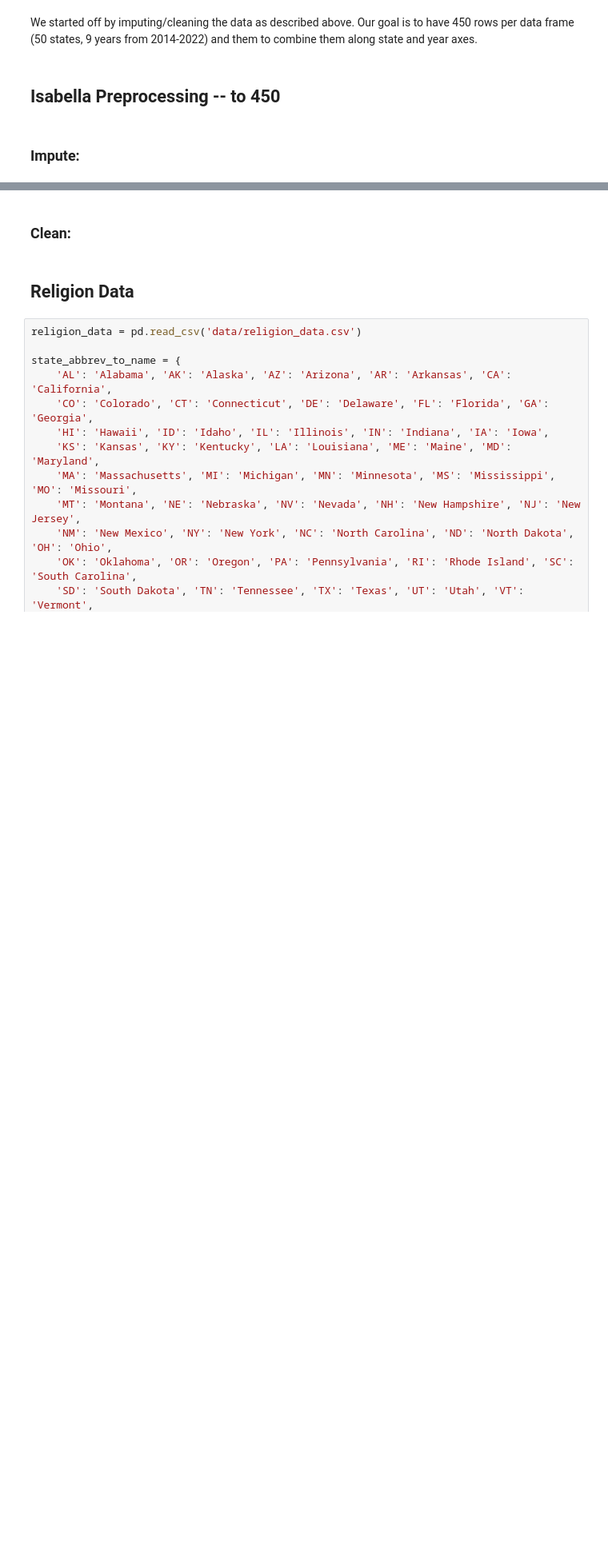
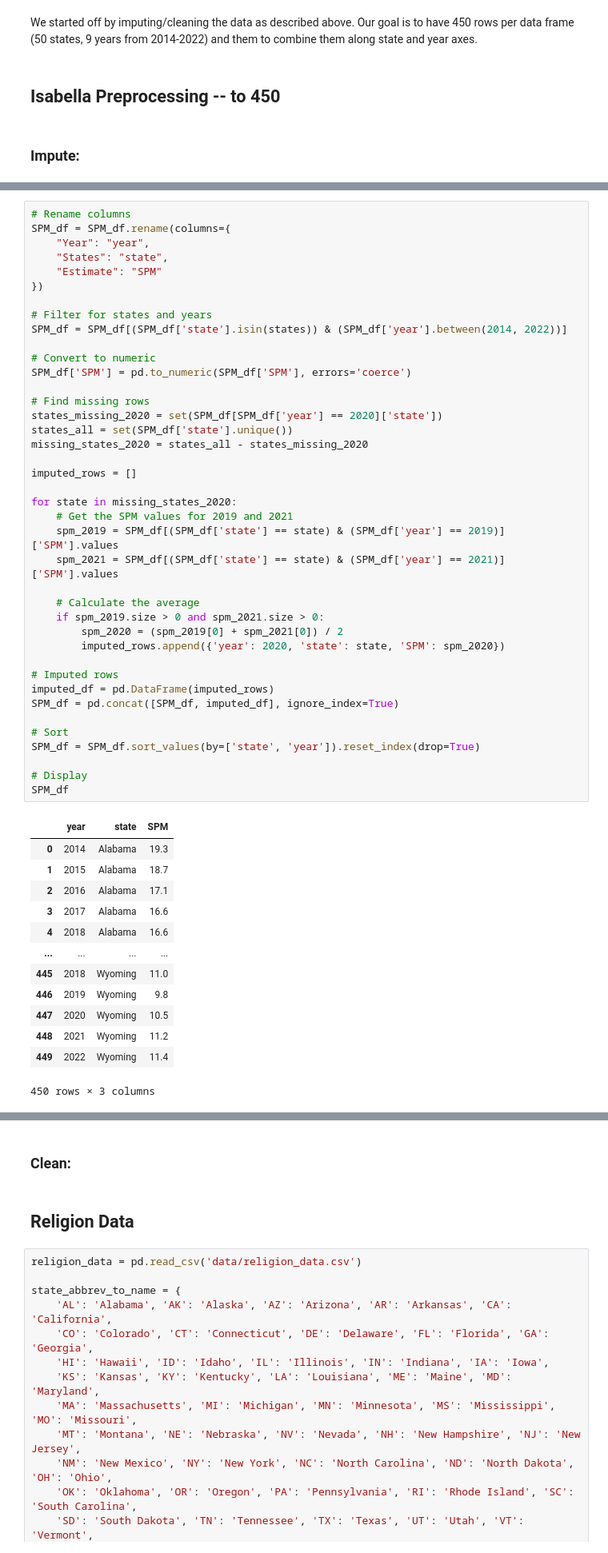
Before and after one commit to ppich1169/fertilityProjectCs109, a Jupyter notebook: fertility_notebook.ipynb, the cells around one changed output, grey strips where cells are left out. Shown at 80% size. Cells and saved outputs as stored; diff of their text form; blank space fills up the shorter version.

```diff
--- a/fertility_notebook.ipynb
+++ b/fertility_notebook.ipynb
@@ -546,0 +767,54 @@ We started off by imputing/cleaning the data as described above. Our goal is to
+# %%
+# Rename columns
+SPM_df = SPM_df.rename(columns={
+    "Year": "year",
+    "States": "state",
+    "Estimate": "SPM"
+})
+
+# Filter for states and years
+SPM_df = SPM_df[(SPM_df['state'].isin(states)) & (SPM_df['year'].between(2014, 2022))]
+
+# Convert to numeric
+SPM_df['SPM'] = pd.to_numeric(SPM_df['SPM'], errors='coerce')
+
+# Find missing rows
+states_missing_2020 = set(SPM_df[SPM_df['year'] == 2020]['state'])
+states_all = set(SPM_df['state'].unique())
+missing_states_2020 = states_all - states_missing_2020
+
+imputed_rows = []
+
+for state in missing_states_2020:
+    # Get the SPM values for 2019 and 2021
+    spm_2019 = SPM_df[(SPM_df['state'] == state) & (SPM_df['year'] == 2019)]['SPM'].values
+    spm_2021 = SPM_df[(SPM_df['state'] == state) & (SPM_df['year'] == 2021)]['SPM'].values
+
+    # Calculate the average
+    if spm_2019.size > 0 and spm_2021.size > 0:
+        spm_2020 = (spm_2019[0] + spm_2021[0]) / 2
+        imputed_rows.append({'year': 2020, 'state': state, 'SPM': spm_2020})
+
+# Imputed rows
+imputed_df = pd.DataFrame(imputed_rows)
+SPM_df = pd.concat([SPM_df, imputed_df], ignore_index=True)
+
+# Sort
+SPM_df = SPM_df.sort_values(by=['state', 'year']).reset_index(drop=True)
+
+# Display
+SPM_df
+# %% [output]
+|  | year | state | SPM |
+| 0 | 2014 | Alabama | 19.3 |
+| 1 | 2015 | Alabama | 18.7 |
+| 2 | 2016 | Alabama | 17.1 |
+| 3 | 2017 | Alabama | 16.6 |
+| 4 | 2018 | Alabama | 16.6 |
+| ... | ... | ... | ... |
+| 445 | 2018 | Wyoming | 11.0 |
+| 446 | 2019 | Wyoming | 9.8 |
+| 447 | 2020 | Wyoming | 10.5 |
+| 448 | 2021 | Wyoming | 11.2 |
+| 449 | 2022 | Wyoming | 11.4 |
+450 rows × 3 columns
```
Also changed, not shown: parts of 7 cells of this notebook, 1 other file.
